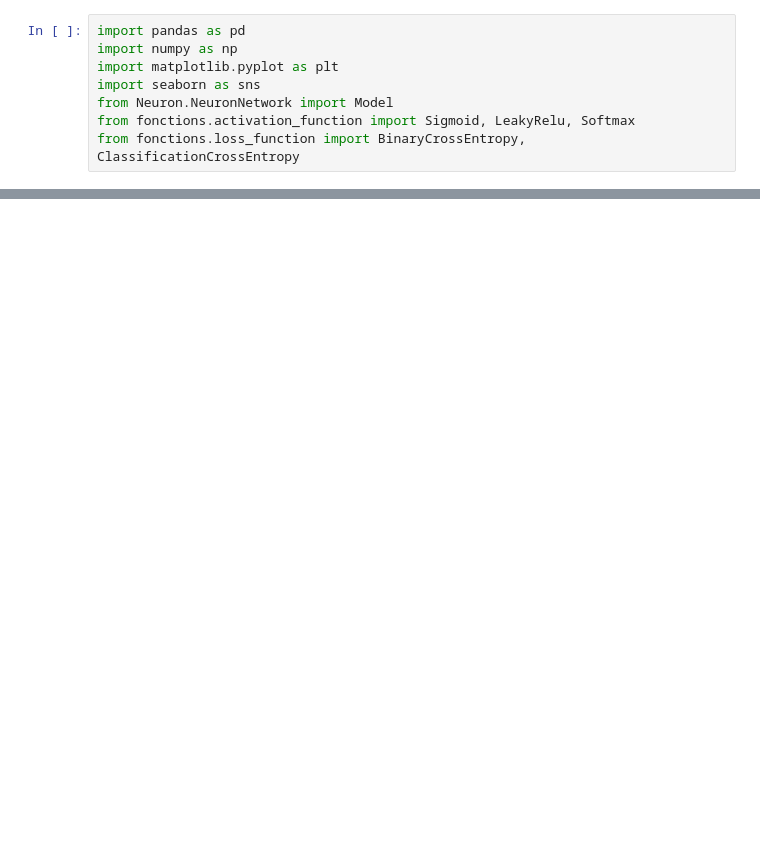
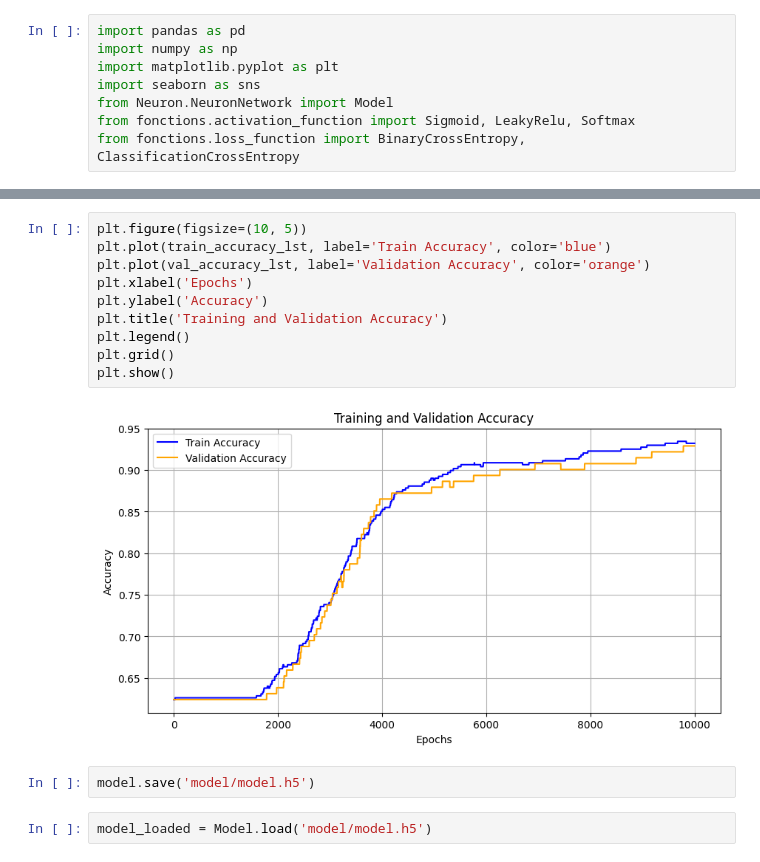
Before and after one commit to Mockmar/MultilayerPerceptron, a Jupyter notebook: test.ipynb, the cells around one changed output, grey strips where cells are left out. Saved outputs shown, nothing was run; the diff lists cells and outputs as text; blank space fills up the shorter version.

```diff
--- a/test.ipynb
+++ b/test.ipynb
@@ -183,0 +94,16 @@ array([[88,  1],
+# %%
+plt.figure(figsize=(10, 5))
+plt.plot(train_accuracy_lst, label='Train Accuracy', color='blue')
+plt.plot(val_accuracy_lst, label='Validation Accuracy', color='orange')
+plt.xlabel('Epochs')
+plt.ylabel('Accuracy')
+plt.title('Training and Validation Accuracy')
+plt.legend()
+plt.grid()
+plt.show()
+# %% [output]
+[figure, added]
+# %%
+model.save('model/model.h5')
+# %%
+model_loaded = Model.load('model/model.h5')
```
Also changed, not shown: parts of 25 cells of this notebook, 4 other files.
